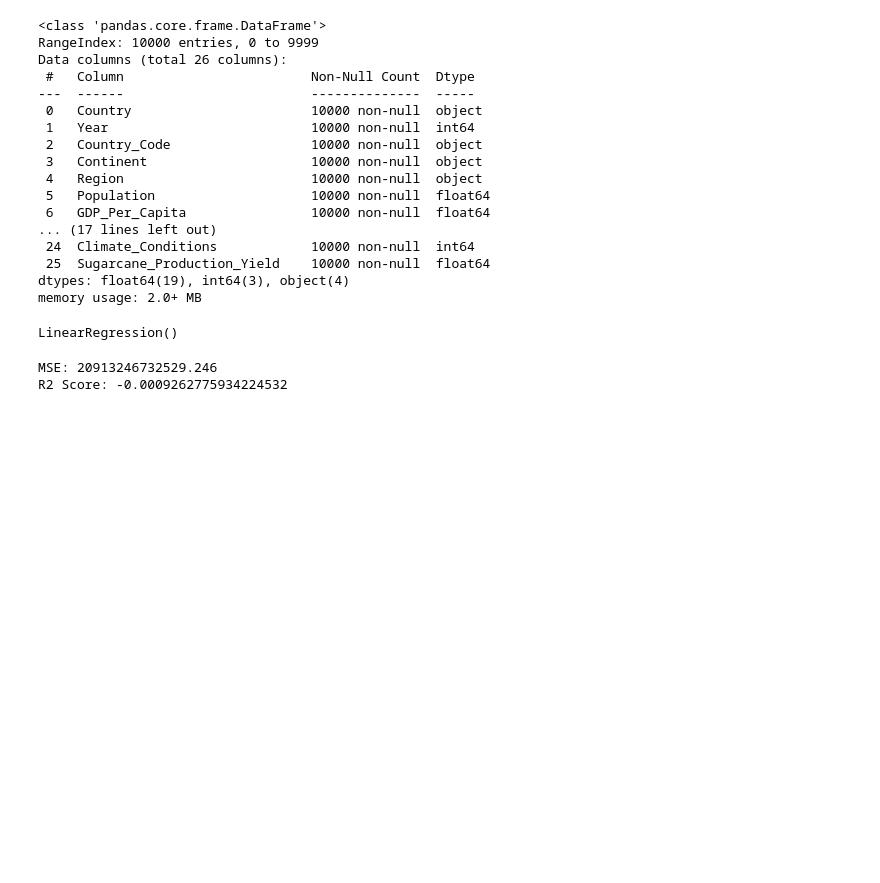
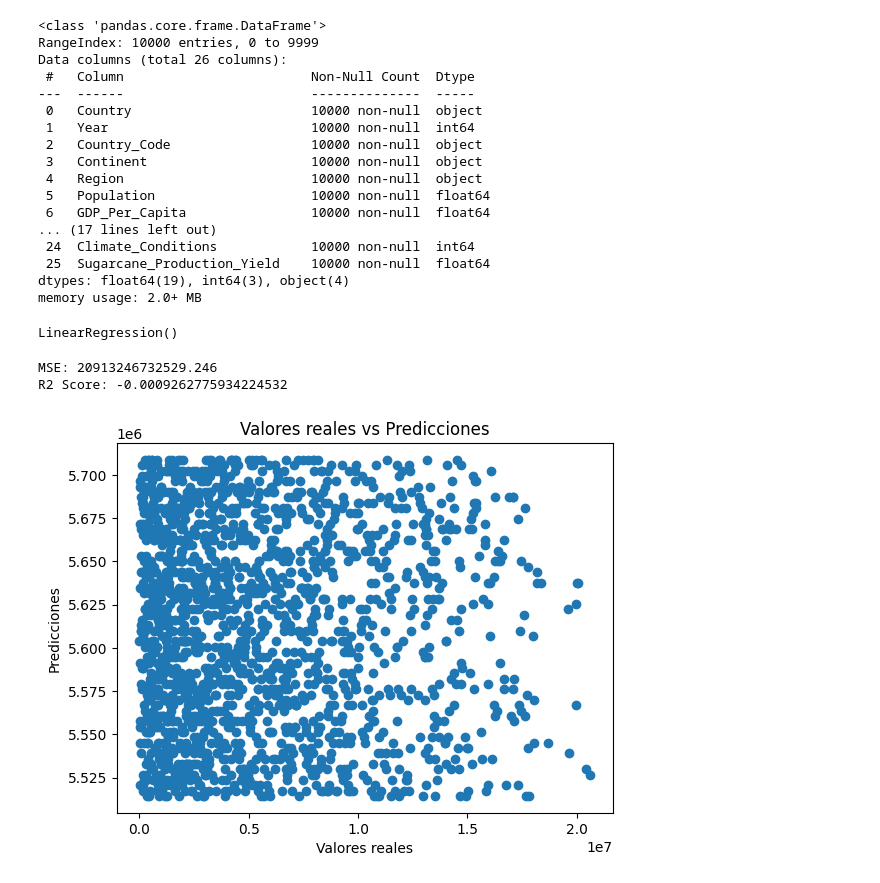
Before and after one commit to Nho89/sugar_rush_regression, a Jupyter notebook: model.ipynb, the cells around one changed output. Cells and saved outputs as stored; diff of their text form; code cells hidden in the pictures; blank space fills up the shorter version.

Commit message:
feat(model): scatter plot. Doing #25

```diff
--- a/model.ipynb
+++ b/model.ipynb
@@ -64,3 +64,15 @@ print("R2 Score:", r2_score(y_test, y_pred))
 # %% [output]
 MSE: 20913246732529.246
 R2 Score: -0.0009262775934224532
+# %%
+#10. (Opcional) Visualizar resultados
+
+import matplotlib.pyplot as plt
+
+plt.scatter(y_test, y_pred)
+plt.xlabel("Valores reales")
+plt.ylabel("Predicciones")
+plt.title("Valores reales vs Predicciones")
+plt.show()
+# %% [output]
+[figure, added]
```
